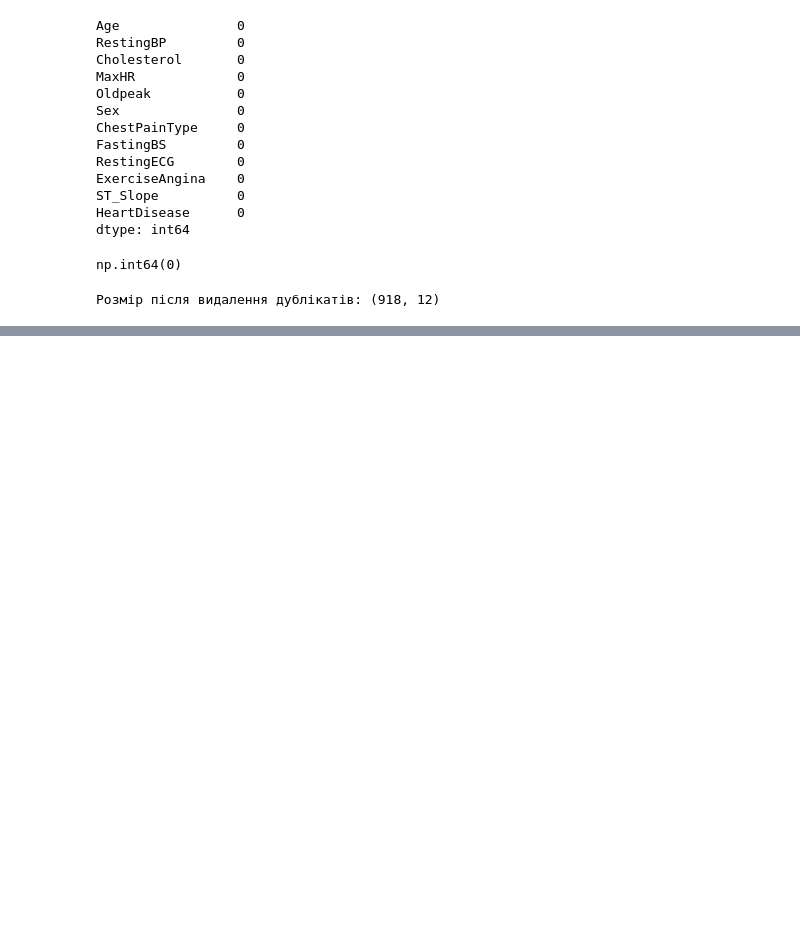
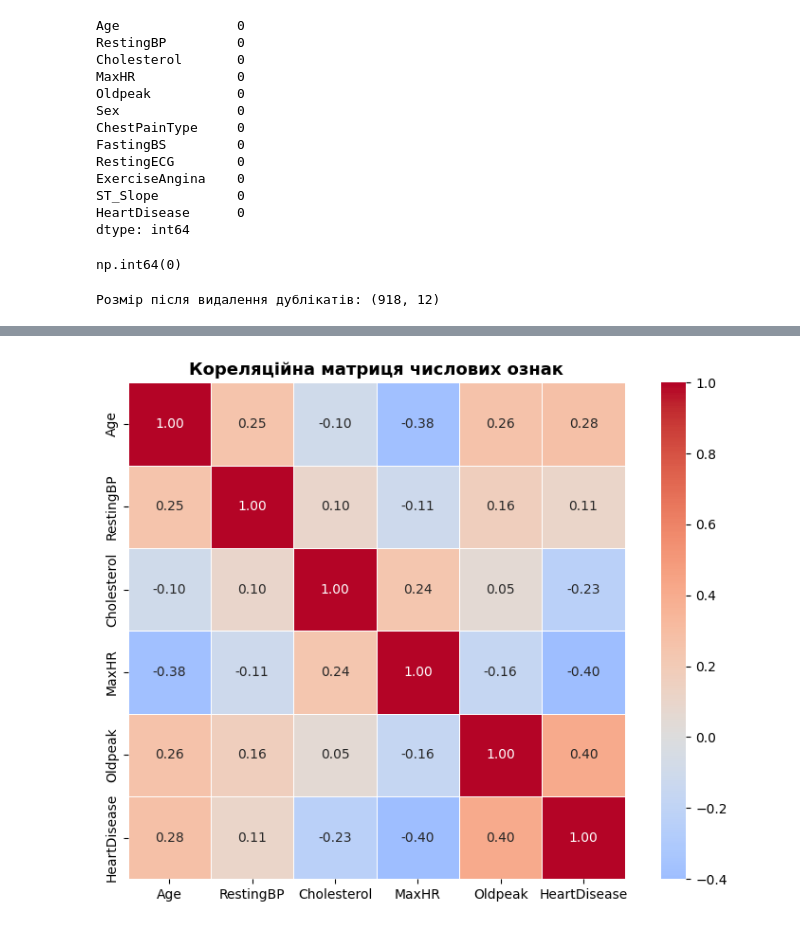
Before and after one commit to kyrylo-ly/ml, a Jupyter notebook: lab2.ipynb, the cells around one changed output, grey strips where cells are left out. Drawn from its saved outputs; the diff is of its cells as text; code cells hidden in the pictures; blank space fills up the shorter version.

```diff
--- a/lab2.ipynb
+++ b/lab2.ipynb
@@ -177,0 +143,12 @@ print(f'Розмірність вхідного вектора: {inputSize}')
+# %%
+dfCorr = df[['Age', 'RestingBP', 'Cholesterol', 'MaxHR', 'Oldpeak', 'HeartDisease']].copy()
+corrMatrix = dfCorr.corr()
+
+plt.figure(figsize=(8, 6))
+sns.heatmap(corrMatrix, annot=True, fmt='.2f', cmap='coolwarm', center=0,
+            linewidths=0.5, square=True)
+plt.title('Кореляційна матриця числових ознак', fontsize=13, fontweight='bold')
+plt.tight_layout()
+plt.show()
+# %% [output]
+[figure, added]
```
Also changed, not shown: parts of 24 cells of this notebook.
